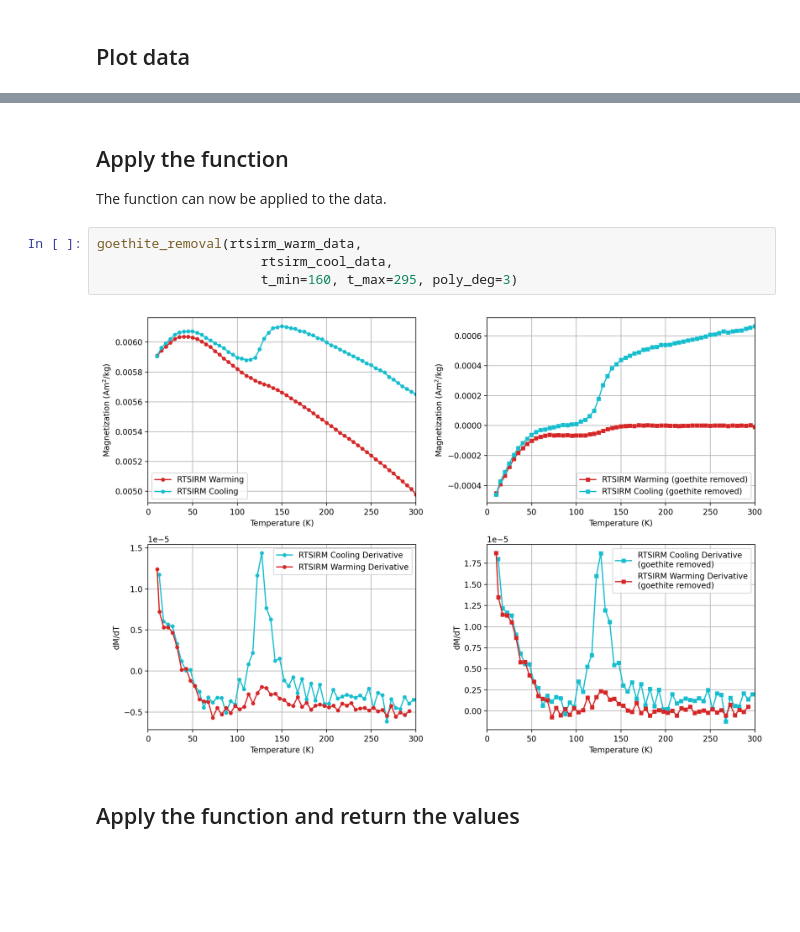
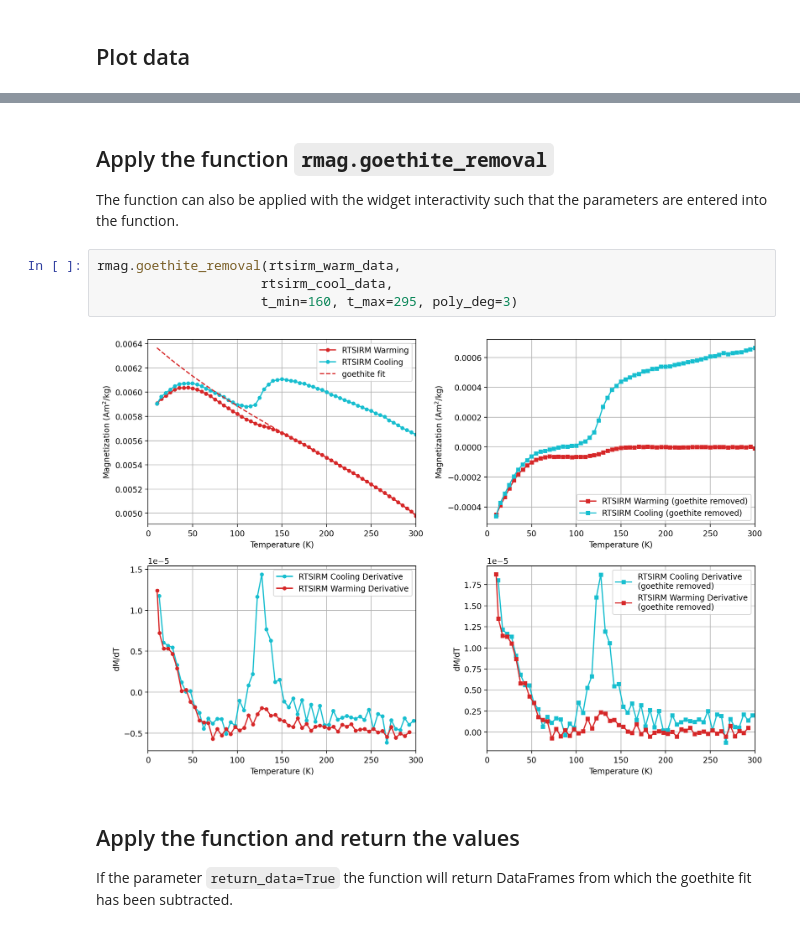
Before and after one commit to PmagPy/RockmagPy-notebooks, a Jupyter notebook: MPMS_goethite_fit.ipynb, the cells around one changed output, grey strips where cells are left out. Saved outputs shown, nothing was run; the diff lists cells and outputs as text; blank space fills up the shorter version.

```diff
--- a/MPMS_goethite_fit.ipynb
+++ b/MPMS_goethite_fit.ipynb
@@ -210,13 +119,15 @@ def goethite_removal(rtsirm_warm_data,
 # %% [markdown]
-## Apply the function
+## Apply the function `rmag.goethite_removal`
 
-The function can now be applied to the data.
+The function can also be applied with the widget interactivity such that the parameters are entered into the function.
 # %%
-goethite_removal(rtsirm_warm_data,
+rmag.goethite_removal(rtsirm_warm_data,
                      rtsirm_cool_data,
                      t_min=160, t_max=295, poly_deg=3)
 # %% [output]
-[figure, old version]
+[figure, new version]
 # %% [markdown]
 ## Apply the function and return the values
+
+If the parameter `return_data=True` the function will return DataFrames from which the goethite fit has been subtracted.
 # %%
```
Also changed, not shown: parts of 12 cells of this notebook.
